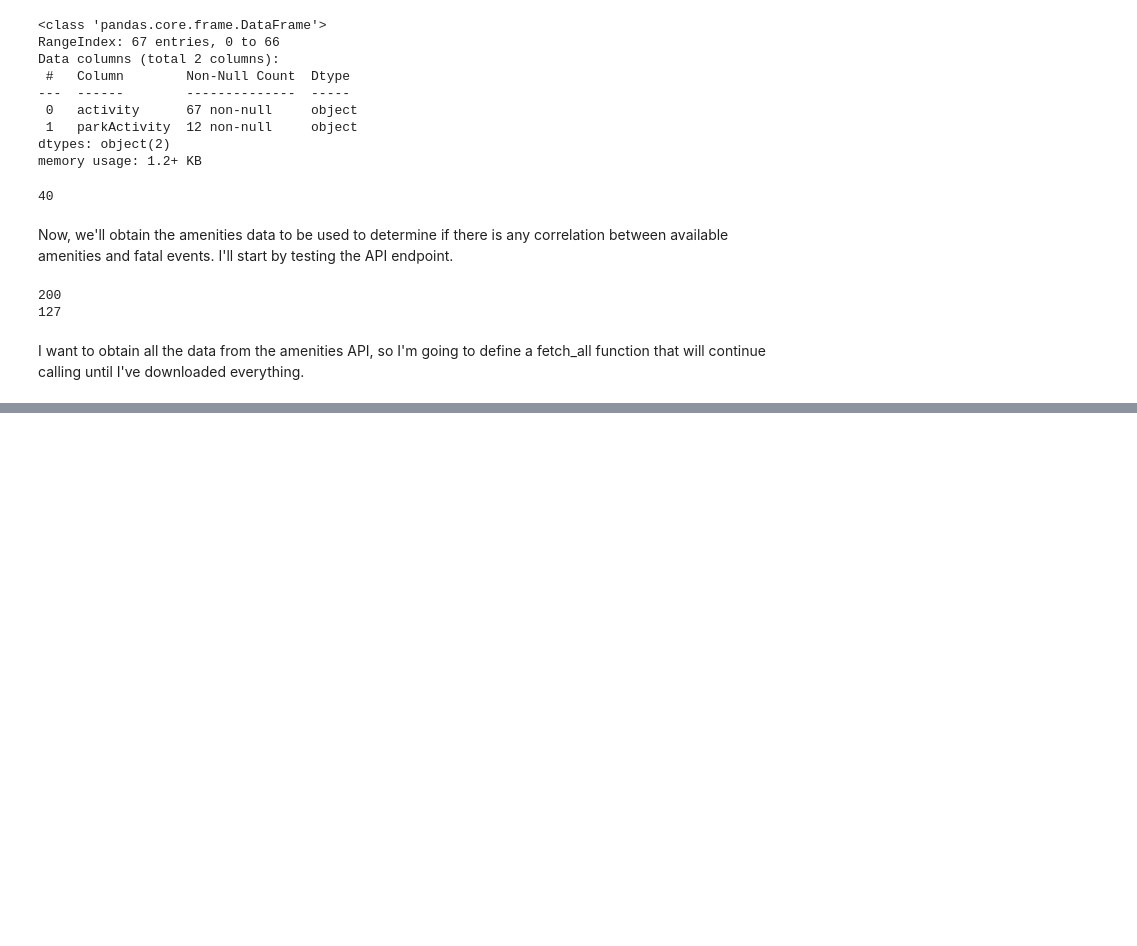
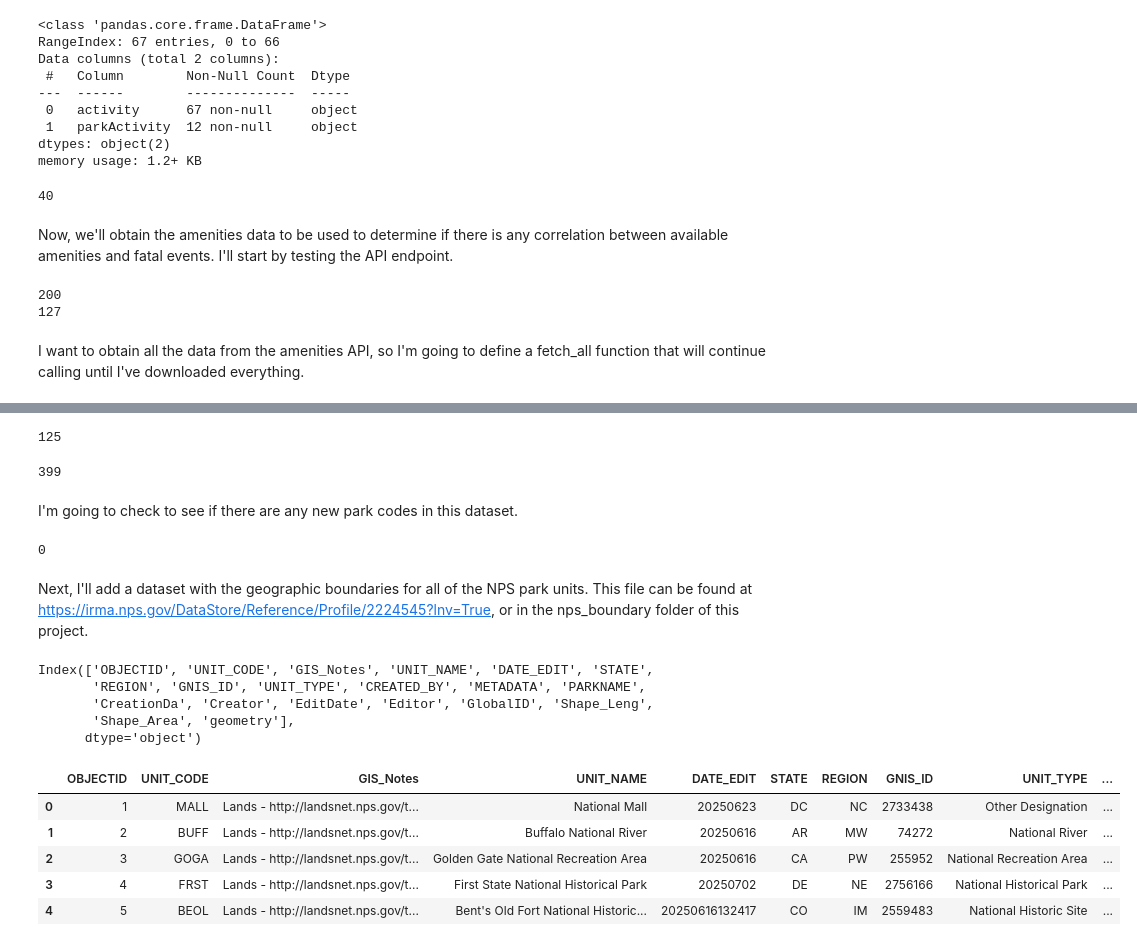
Before and after one commit to jeccalong/NPS_Mortality_Analysis, a Jupyter notebook: Notebooks/aquisitionAndCleaning.ipynb, the cells around one changed output, grey strips where cells are left out. Drawn from its saved outputs; the diff is of its cells as text; code cells hidden in the pictures; blank space fills up the shorter version.

Commit message:
Obtained, normalized, cleaned geo data

```diff
--- a/Notebooks/aquisitionAndCleaning.ipynb
+++ b/Notebooks/aquisitionAndCleaning.ipynb
@@ -1496,0 +1659,8 @@ def _iter_records(maybe):
+# %%
+len(df_amenities["amenityName"].unique())
+# %% [output]
+125
+# %%
+len(df_amenities["parkCode"].unique())
+# %% [output]
+399
@@ -1496,0 +1669,40 @@ def _iter_records(maybe):
+# %% [markdown]
+I'm going to check to see if there are any new park codes in this dataset.
+# %%
+# Find missing parkCodes
+missing_codes = (
+    df_amenities["parkCode"]
+    .str.upper()
+    .dropna()
+    .loc[~df_amenities["parkCode"].str.upper().isin(all_codes)]
+    .unique()
+)
+
+# Add them only if they exist
+if len(missing_codes) > 0:
+    all_codes = list(set(all_codes).union(missing_codes))
+
+len(missing_codes)
+# %% [output]
+0
+# %% [markdown]
+Next, I'll add a dataset with the geographic boundaries for all of the NPS park units. This file can be found at https://irma.nps.gov/DataStore/Reference/Profile/2224545?lnv=True, or in the nps_boundary folder of this project.
+# %%
+# Load the boundary layer
+df_geo = gpd.read_file("../data/nps_boundary/nps_boundary.shp")
+
+# Check what the unit-code column is actually called
+print(df_geo.columns)
+df_geo.head()
+# %% [output]
+Index(['OBJECTID', 'UNIT_CODE', 'GIS_Notes', 'UNIT_NAME', 'DATE_EDIT', 'STATE',
+       'REGION', 'GNIS_ID', 'UNIT_TYPE', 'CREATED_BY', 'METADATA', 'PARKNAME',
+       'CreationDa', 'Creator', 'EditDate', 'Editor', 'GlobalID', 'Shape_Leng',
+       'Shape_Area', 'geometry'],
+      dtype='object')
+|  | OBJECTID | UNIT_CODE | GIS_Notes | UNIT_NAME | DATE_EDIT | STATE | REGION | GNIS_ID | UNIT_TYPE | ... |
+| 0 | 1 | MALL | Lands - http://landsnet.nps.gov/t... | National Mall | 20250623 | DC | NC | 2733438 | Other Designation | ... |
+| 1 | 2 | BUFF | Lands - http://landsnet.nps.gov/t... | Buffalo National River | 20250616 | AR | MW | 74272 | National River | ... |
+| 2 | 3 | GOGA | Lands - http://landsnet.nps.gov/t... | Golden Gate National Recreation Area | 20250616 | CA | PW | 255952 | National Recreation Area | ... |
+| 3 | 4 | FRST | Lands - http://landsnet.nps.gov/t... | First State National Historical Park | 20250702 | DE | NE | 2756166 | National Historical Park | ... |
+| 4 | 5 | BEOL | Lands - http://landsnet.nps.gov/t... | Bent's Old Fort National Historic... | 20250616132417 | CO | IM | 2559483 | National Historic Site | ... |
```
Also changed, not shown: parts of 17 cells of this notebook, 10 other files.
